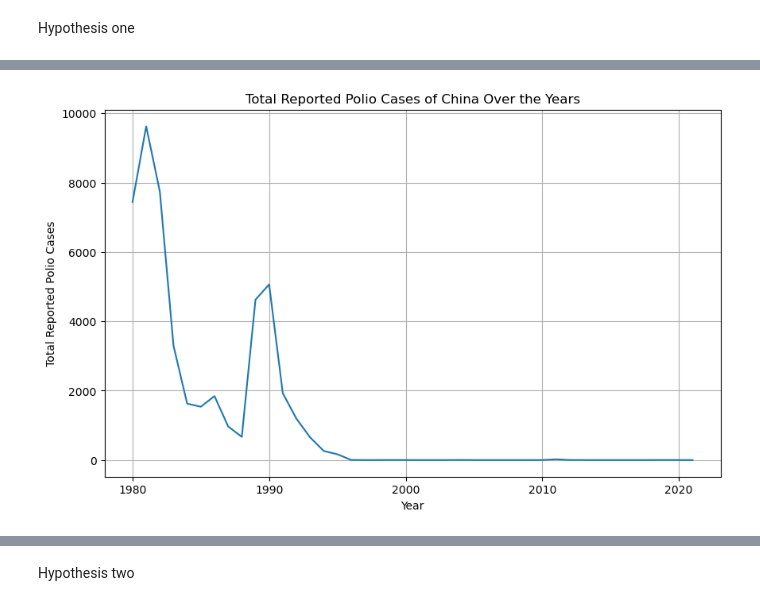
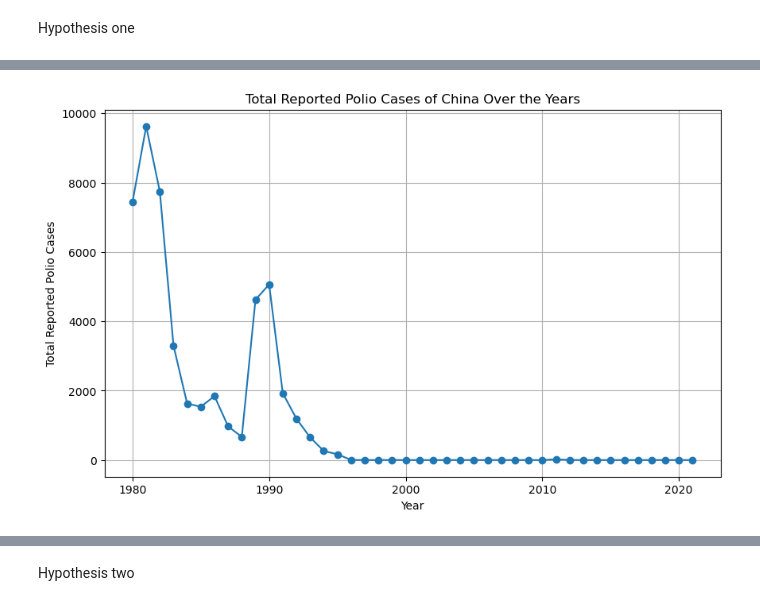
Before and after one commit to Huahuahaha/2023Fall_Projects, a Jupyter notebook: Hypothesis Report.ipynb, the cells around one changed output, grey strips where cells are left out. Saved outputs shown, nothing was run; the diff lists cells and outputs as text; code cells hidden in the pictures.

```diff
--- a/Hypothesis Report.ipynb
+++ b/Hypothesis Report.ipynb
@@ -53,10 +52,11 @@ plt.show()
 # %%
+chn_polio = functions.ext_sel_polio(polio_data, 'CHN')
 plt.figure(figsize=(10, 6))
-plt.plot(chn_polio['Year'], chn_polio['Total (reported) polio cases'])
+plt.plot(chn_polio['Year'], chn_polio['Total (reported) polio cases'], marker='o')
 plt.title('Total Reported Polio Cases of China Over the Years')
 plt.xlabel('Year')
 plt.ylabel('Total Reported Polio Cases')
 plt.grid(True)
 plt.show()
 # %% [output]
-[figure, old version]
+[figure, new version]
```
Also changed, not shown: parts of 15 cells of this notebook, 1 other file.
